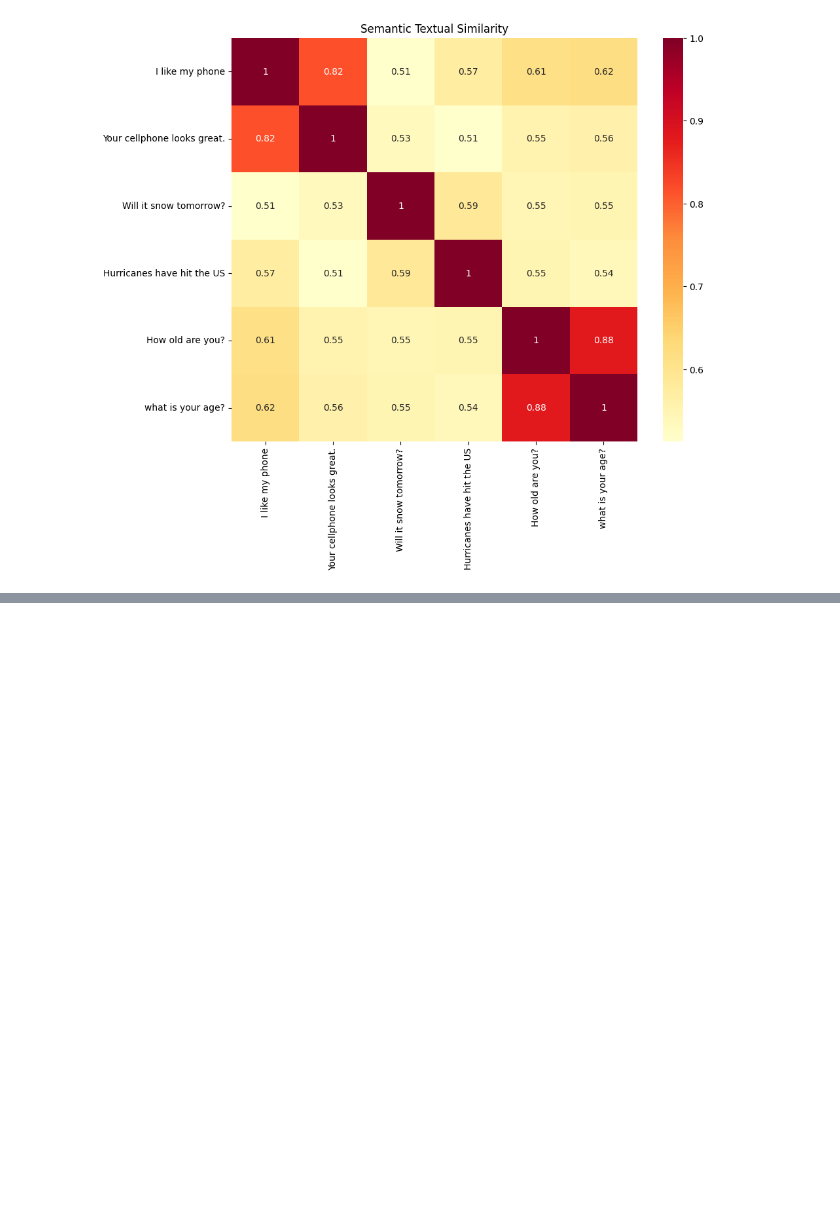
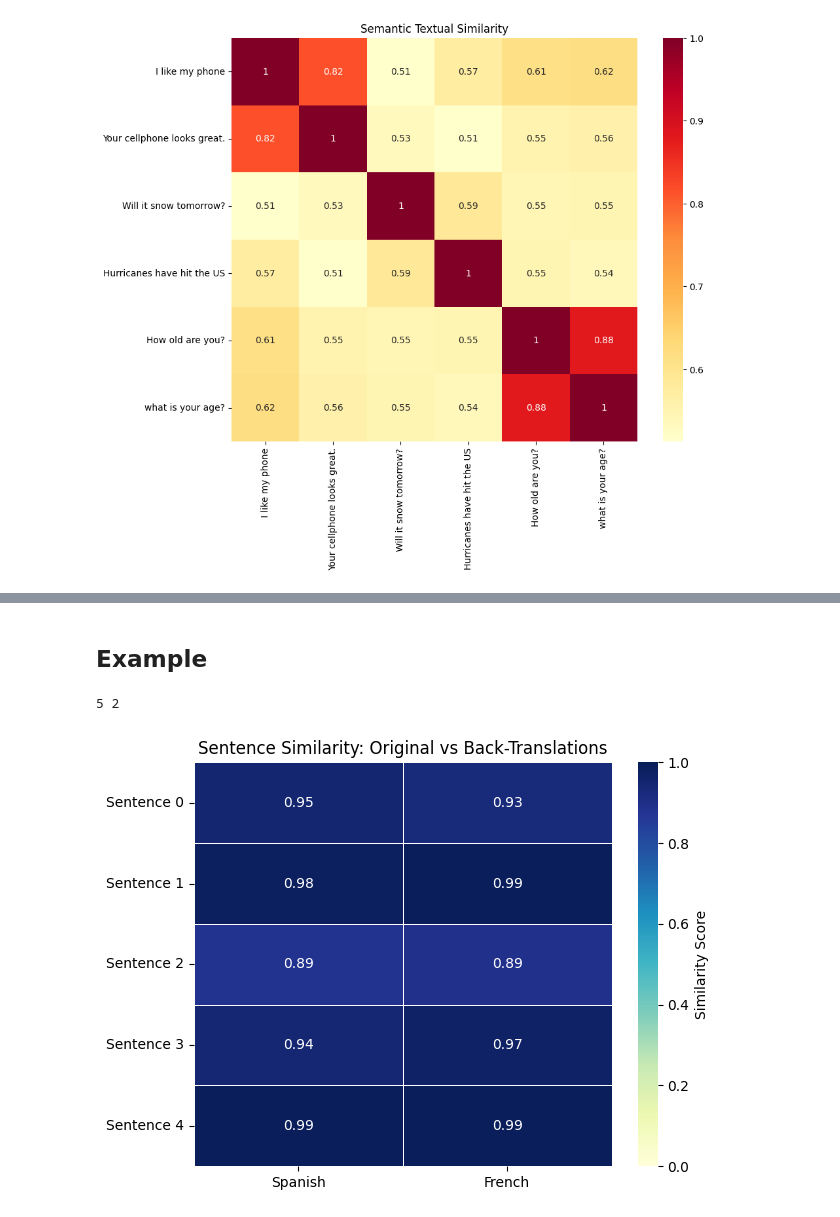
Before and after one commit to mabonmn/TANGO, a Jupyter notebook: sen-sim.ipynb, the cells around one changed output, grey strips where cells are left out. Cells and saved outputs as stored; diff of their text form; code cells hidden in the pictures; blank space fills up the shorter version.

Commit message:
Added framework to display similarity Matix for back translationstrans with examples

```diff
--- a/sen-sim.ipynb
+++ b/sen-sim.ipynb
@@ -54,0 +110,66 @@ plt.show()
+# %%
+# Visualization function
+def visualize_similarity_matrix(similarity_matrix, original_sentences, languages):
+    # Create a DataFrame for better labeling
+    df = pd.DataFrame(similarity_matrix,
+                     index=[f"Sentence {i}" for i in range(len(original_sentences))],
+                     columns=languages)
+
+    # Create heatmap
+    ax = sns.heatmap(df, annot=True, cmap="YlGnBu", vmin=0, vmax=1,
+                    linewidths=.5, cbar_kws={"label": "Similarity Score"})
+
+    plt.title("Sentence Similarity: Original vs Back-Translations")
+    plt.tight_layout()
+    return plt
+# %% [markdown]
+## Example
+# %%
+original_english_sentences = ['Soon we dropped into a living forest, where cold-tolerant evergreens and boreal animals still evoke the Canadian heritage of an ecosystem pushed south by glaciers 20,000 years ago.',
+ 'Annual population growth rate (2011 est., CIA World Factbook): 1.284%.',
+ 'This has led to the recent banning of Neonics in the EU, however the US and Canada are still using this chemical pesticide.',
+ "In addition, these colors weren't confined to a province but rather irregularly scattered across various regions over all of China.",
+ 'A family member or a support person may stay with a patient during recovery.']
+
+# Example translations using google translate
+translations={
+    'Spanish': ["Pronto nos adentramos en un bosque vivo, donde los árboles de hoja perenne resistentes al frío y los animales boreales aún evocan la herencia canadiense de un ecosistema empujado hacia el sur por los glaciares hace 20.000 años.",
+                "Tasa de crecimiento poblacional anual (estimación de 2011, CIA World Factbook): 1,284%.",
+                "Esto ha llevado a la reciente prohibición de los neonicotinoides en la UE, aunque Estados Unidos y Canadá todavía siguen utilizando este pesticida químico.",
+                "Además, estos colores no estaban confinados a una provincia, sino que estaban dispersos irregularmente en varias regiones de toda China.",
+                "Un miembro de la familia o una persona de apoyo puede quedarse con el paciente durante su recuperación."
+                ],
+    'French': ["Bientôt, nous sommes tombés dans une forêt vivante, où les conifères tolérants au froid et les animaux boréaux évoquent encore l'héritage canadien d'un écosystème poussé vers le sud par les glaciers il y a 20 000 ans.",
+            "Taux de croissance annuel de la population (estimation 2011, CIA World Factbook) : 1,284 %.",
+            "Cela a conduit à l’interdiction récente des néonicotinoïdes dans l’UE, mais les États-Unis et le Canada continuent d’utiliser ce pesticide chimique.",
+            "De plus, ces couleurs n'étaient pas confinées à une province mais plutôt dispersées de manière irrégulière dans diverses régions de toute la Chine.",
+            "Un membre de la famille ou une personne de soutien peut rester avec le patient pendant sa convalescence."
+            ]
+}
+
+# Example back-translations using google translate
+back_translations={
+    'Spanish': ["We soon enter a living forest, where cold-hardy evergreens and boreal animals still evoke Canada's heritage of an ecosystem pushed south by glaciers 20,000 years ago.",
+                "Annual population growth rate (2011 estimate, CIA World Factbook): 1,284%.",
+                "This has led to the recent ban on neonicotinoids in the EU, although the United States and Canada still use this chemical pesticide.",
+                "Moreover, these colors were not confined to one province, but were scattered unevenly across various regions throughout China.",
+                "A family member or support person may stay with the patient during recovery."
+                ],
+    'French': ["Soon we were in a living forest, where cold-tolerant conifers and boreal animals still evoke Canada's legacy of an ecosystem pushed south by glaciers 20,000 years ago.",
+            "Annual population growth rate (2011 estimate, CIA World Factbook): 1.284%.",
+            "This led to the recent ban of neonicotinoids in the EU, but the US and Canada continue to use this chemical pesticide.",
+            "Moreover, these colors were not confined to one province but rather scattered irregularly in various regions throughout China.",
+            "A family member or support person may stay with the patient during recovery."
+            ]
+}
+
+# Load a sentence embedding model
+from sentence_transformers import SentenceTransformer
+model = SentenceTransformer('all-MiniLM-L6-v2')
+
+similarity_matrix = compute_similarity_matrix(model = model, original_sentences=original_english_sentences, back_translations_dict = back_translations)
+plt = visualize_similarity_matrix(similarity_matrix, original_sentences=original_english_sentences, languages=back_translations.keys())
+plt.show()
+# %% [output]
+5 2
+[figure, added]
```
Also changed, not shown: parts of 6 cells of this notebook.
